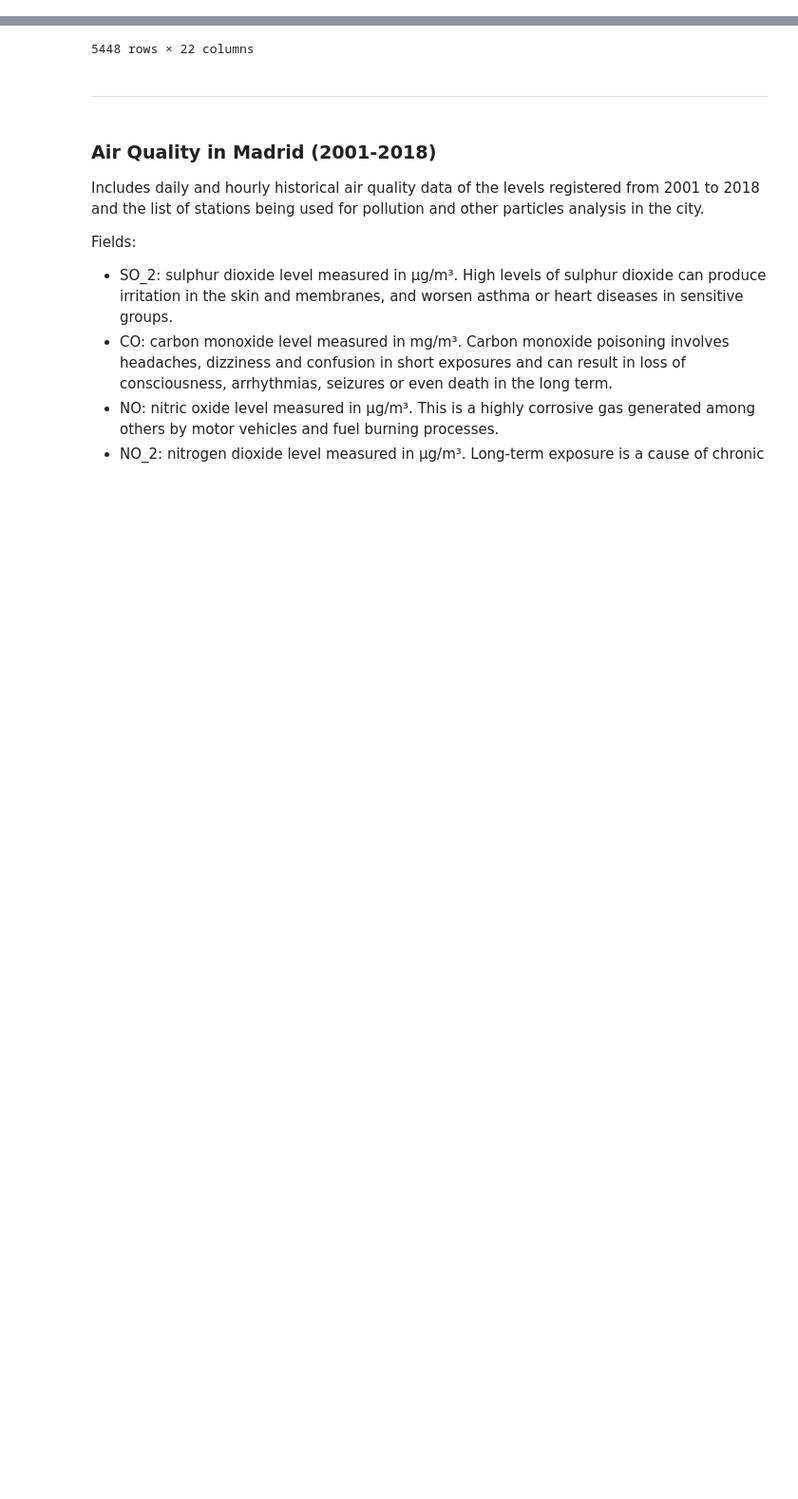
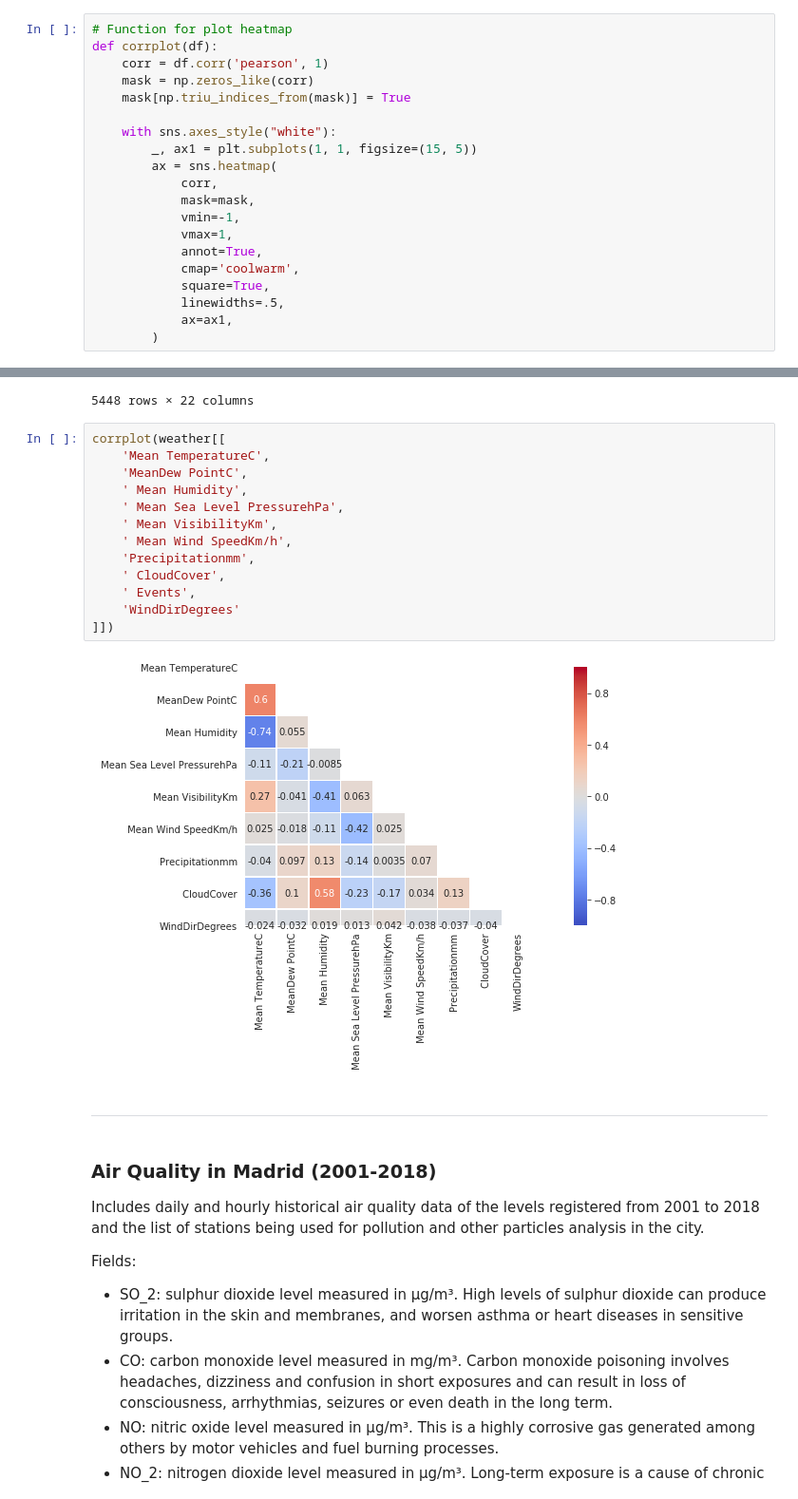
Before and after one commit to patricksferraz/aqw-madrid-data-analysis, a Jupyter notebook: analytics.ipynb, the cells around one changed output, grey strips where cells are left out. Shown at 95% size. Cells and saved outputs as stored; diff of their text form; blank space fills up the shorter version.

Commit message:
feat(analytics): adds correlation function

```diff
--- a/analytics.ipynb
+++ b/analytics.ipynb
@@ -77,4 +72,24 @@ def describe_data(
     ).set_index("header")
+# %%
+# Function for plot heatmap
+def corrplot(df):
+    corr = df.corr('pearson', 1)
+    mask = np.zeros_like(corr)
+    mask[np.triu_indices_from(mask)] = True
+
+    with sns.axes_style("white"):
+        _, ax1 = plt.subplots(1, 1, figsize=(15, 5))
+        ax = sns.heatmap(
+            corr,
+            mask=mask,
+            vmin=-1,
+            vmax=1,
+            annot=True,
+            cmap='coolwarm',
+            square=True,
+            linewidths=.5,
+            ax=ax1,
+        )
 # %% [markdown]
 ## Datasets
 # %% [markdown]
@@ -140,6 +155,21 @@ weather
 | 2015-09-08 | 29.0 | 21.0 | 12.0 | 13.0 | 8.0 | 0.0 | ... |
 | 2015-09-09 | 29.0 | 20.0 | 11.0 | 9.0 | 4.0 | -2.0 | ... |
 5448 rows × 22 columns
+# %%
+corrplot(weather[[
+    'Mean TemperatureC',
+    'MeanDew PointC',
+    ' Mean Humidity',
+    ' Mean Sea Level PressurehPa',
+    ' Mean VisibilityKm',
+    ' Mean Wind SpeedKm/h',
+    'Precipitationmm',
+    ' CloudCover',
+    ' Events',
+    'WindDirDegrees'
+]])
+# %% [output]
+[figure, added]
 # %% [markdown]
 ---
 # %% [markdown]
```
Also changed, not shown: parts of 4 cells of this notebook.
